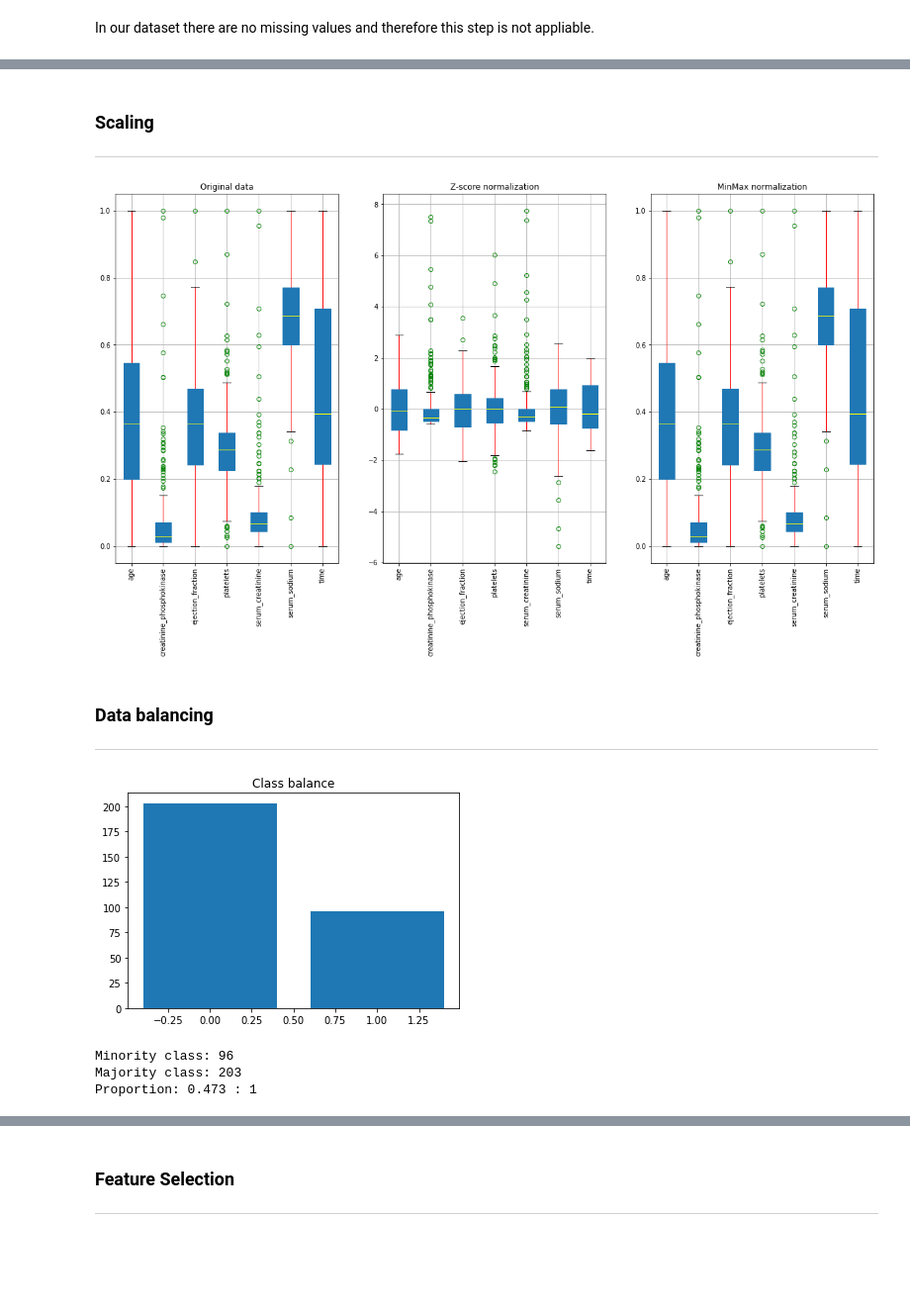
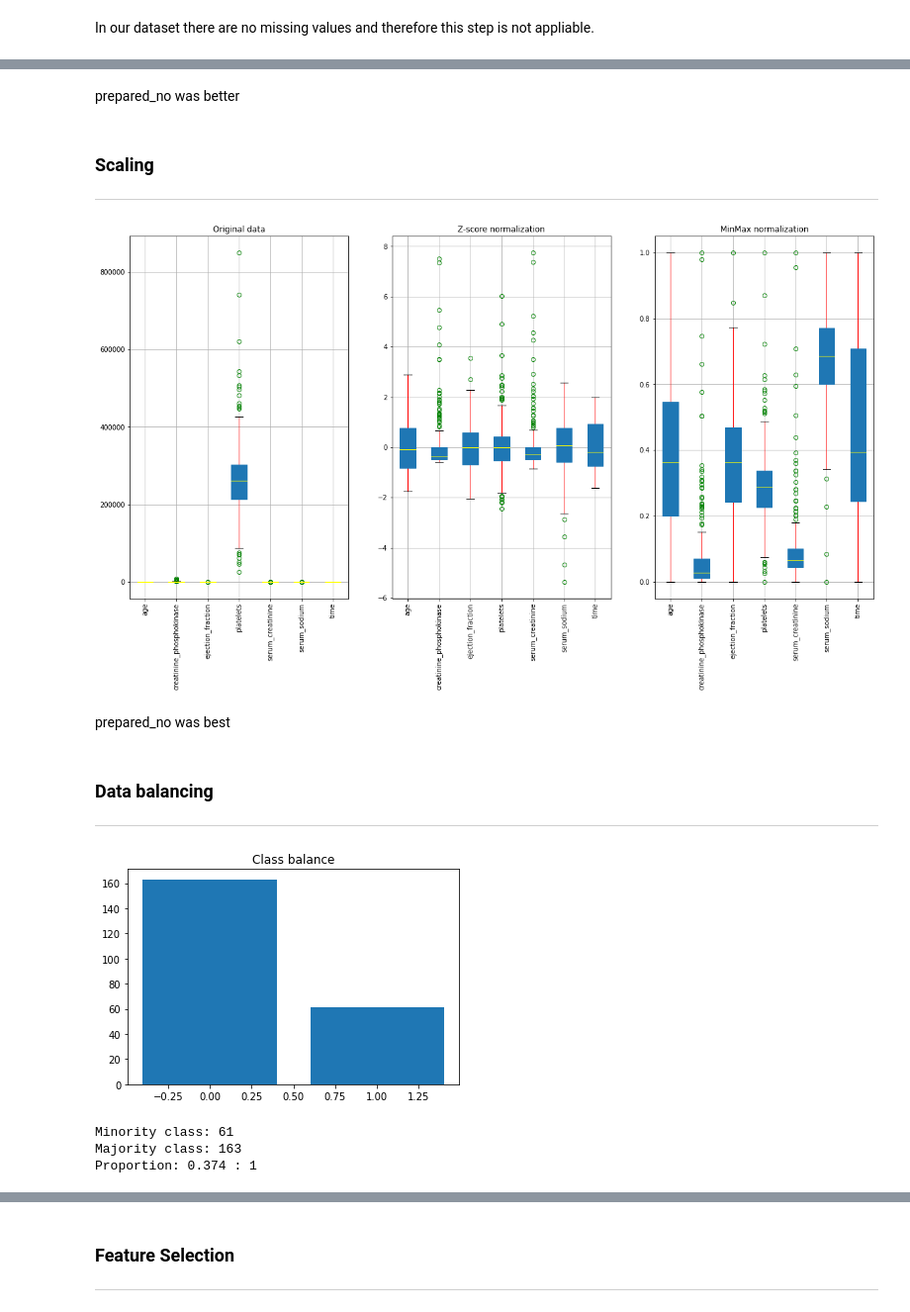
Before and after one commit to filipesousaist/ds_project, a Jupyter notebook: dataset1/Random Forests/2_DataPreparation.ipynb, the cells around one changed output, grey strips where cells are left out. Shown at 99% size. Drawn from its saved outputs; the diff is of its cells as text; code cells hidden in the pictures; blank space fills up the shorter version.

```diff
--- a/dataset1/Random Forests/2_DataPreparation.ipynb
+++ b/dataset1/Random Forests/2_DataPreparation.ipynb
@@ -48,3 +78,5 @@ df_sb = cols_sb
+# %% [markdown]
+prepared_no was better
 # %% [markdown]
 ### Scaling
 
@@ -52,24 +84,25 @@ df_sb = cols_sb
 # %%
 from sklearn.preprocessing import StandardScaler, MinMaxScaler
 
-transf = StandardScaler(with_mean=True, with_std=True, copy=True).fit(df_nr)
-df_nr = pd.DataFrame(transf.transform(df_nr), columns= df_nr.columns)
-norm_data_zscore = df_nr
+data_nr = original.select_dtypes(include='number')
+data_sb = original.select_dtypes(include='bool').reset_index().drop(columns='index')
 
-transf = MinMaxScaler(feature_range=(0, 1), copy=True).fit(df_nr)
-df_nr = pd.DataFrame(transf.transform(df_nr), columns= df_nr.columns)
-norm_data_minmax = df_nr
+transf = StandardScaler(with_mean=True, with_std=True, copy=True).fit(data_nr)
+norm_data_zscore = pd.DataFrame(transf.transform(data_nr), columns= data_nr.columns)
+
+transf = MinMaxScaler(feature_range=(0, 1), copy=True).fit(data_nr)
+norm_data_minmax = pd.DataFrame(transf.transform(data_nr), columns= data_nr.columns)
 
 import matplotlib.pyplot as plt
 fig, axs = plt.subplots(nrows = 1, ncols=3, figsize=(20, 10),squeeze=False)
 axs[0, 0].set_title('Original data')
-df_nr.boxplot(ax=axs[0, 0], rot=90, patch_artist=True, whiskerprops=dict(color='red'), medianprops=dict(color='yellow'), flierprops=dict(color='green', markeredgecolor='green'))
+data_nr.boxplot(ax=axs[0, 0], rot=90, patch_artist=True, whiskerprops=dict(color='red'), medianprops=dict(color='yellow'), flierprops=dict(color='green', markeredgecolor='green'))
 axs[0, 1].set_title('Z-score normalization')
 norm_data_zscore.boxplot(ax=axs[0, 1], rot=90, patch_artist=True, whiskerprops=dict(color='red'), medianprops=dict(color='yellow'), flierprops=dict(color='green', markeredgecolor='green'))
 axs[0, 2].set_title('MinMax normalization')
 norm_data_minmax.boxplot(ax=axs[0, 2], rot=90, patch_artist=True, whiskerprops=dict(color='red'), medianprops=dict(color='yellow'), flierprops=dict(color='green', markeredgecolor='green'))
 plt.show()
 # %% [output]
-[figure, old version]
+[figure, new version]
 # %%
 # Rejoin numeric with symbolic variables
@@ -78,3 +115,5 @@ norm_data_minmax = norm_data_minmax.join(df_sb, how='right')
+# %% [markdown]
+prepared_no was best
 # %% [markdown]
 ### Data balancing
 
@@ -82,7 +121,7 @@ norm_data_minmax = norm_data_minmax.join(df_sb, how='right')
 # %%
 import matplotlib.pyplot as plt
 
-unbal = norm_data_minmax[:]
+unbal = norm_data_zscore[:]
 target_count = unbal['DEATH_EVENT'].value_counts()
 plt.figure()
 plt.title('Class balance')
@@ -96,10 +135,10 @@ print('Minority class:', target_count[ind_min_class])
 print('Majority class:', target_count[1-ind_min_class])
 print('Proportion:', round(target_count[ind_min_class] / target_count[1-ind_min_class], 3), ': 1')
 # %% [output]
-[figure, old version]
+[figure, new version]
-Minority class: 96
-Majority class: 203
-Proportion: 0.473 : 1
+Minority class: 61
+Majority class: 163
+Proportion: 0.374 : 1
 # %%
 import ds_functions as ds
 from imblearn.over_sampling import SMOTE
```
Also changed, not shown: parts of 19 cells of this notebook, 42 other files.
